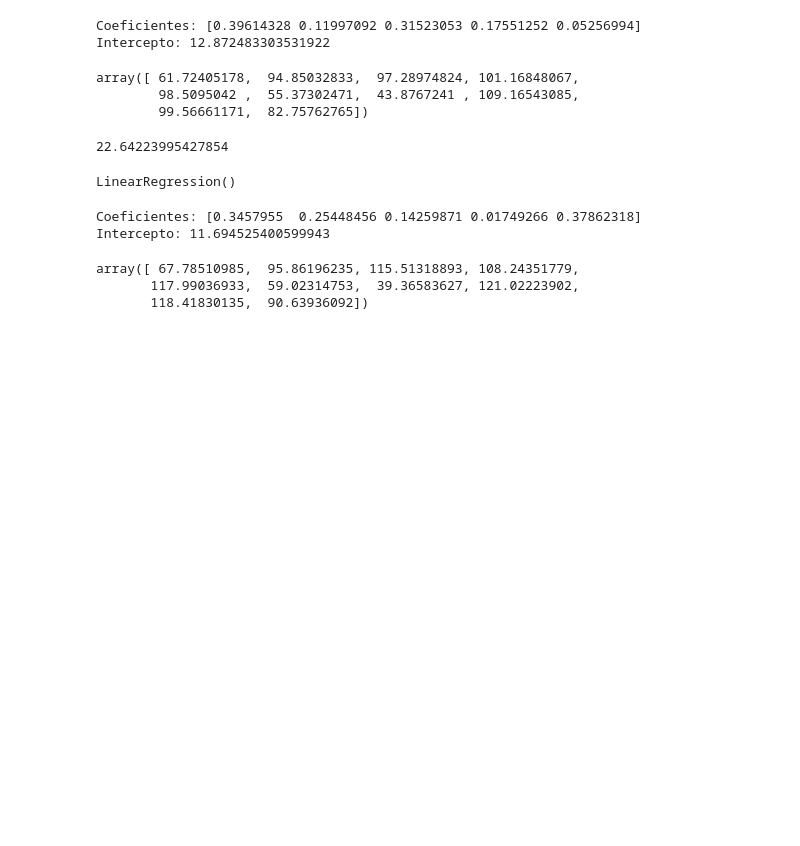
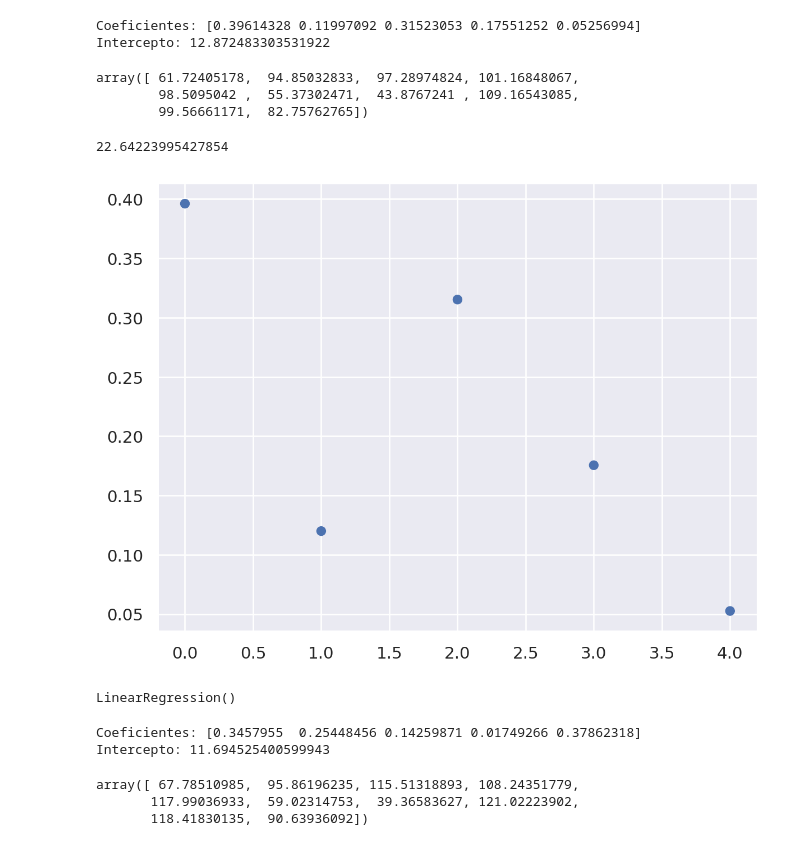
Before and after one commit to davidpalacio1/TP-1-LDD, a Jupyter notebook: TP_bicis.ipynb, the cells around one changed output. Saved outputs shown, nothing was run; the diff lists cells and outputs as text; code cells hidden in the pictures; blank space fills up the shorter version.

```diff
--- a/TP_bicis.ipynb
+++ b/TP_bicis.ipynb
@@ -717,6 +723,10 @@ mean_squared_error(variable_objetivo, y_pred_2)
 root_mean_squared_error(variable_objetivo, y_pred_2)
 # %% [output]
 22.64223995427854
+# %%
+so.Plot(x = np.arange(len(modelo_2.coef_)), y = modelo_2.coef_).add(so.Dot())
+# %% [output]
+[figure, added]
 # %%
 # Modelo 3
 # %%
```
Also changed, not shown: parts of 3 cells of this notebook.
